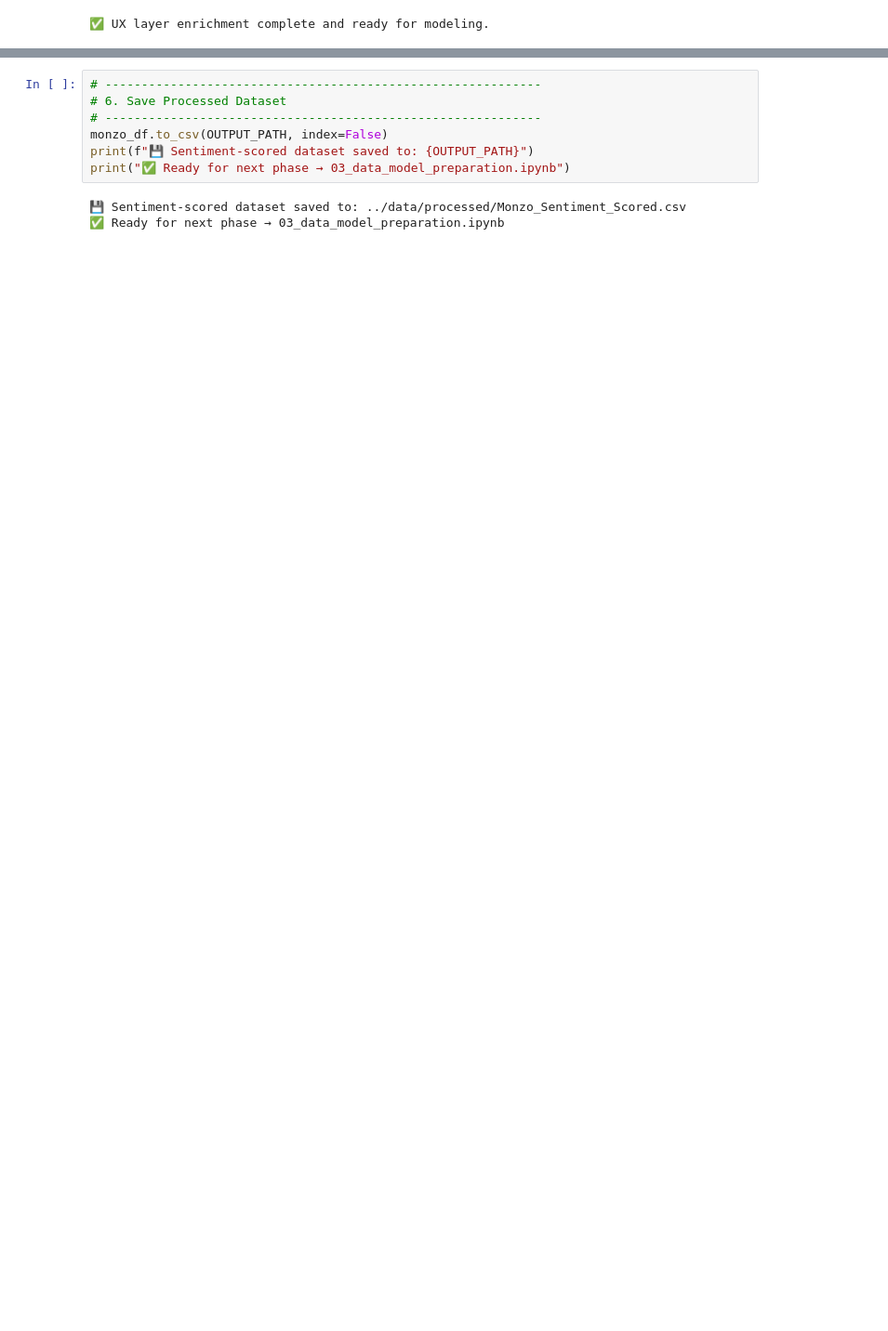
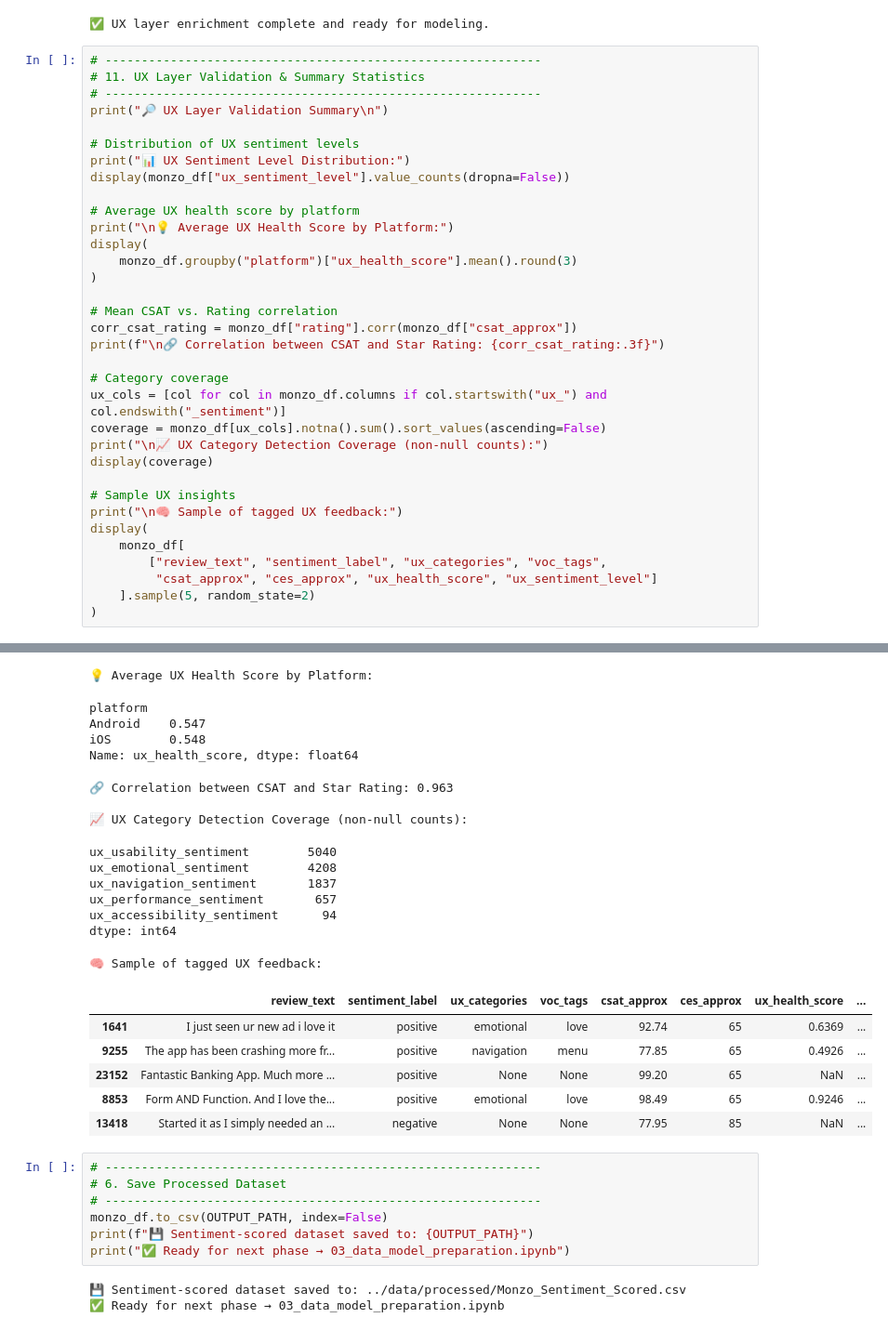
Before and after one commit to JamesAdeshina/monzo-user-sentiment-insights-dashboard, a Jupyter notebook: notebooks/02_sentiment_analysis.ipynb, the cells around one changed output, grey strips where cells are left out. Shown: that part at 93% size. Saved outputs shown, nothing was run; the diff lists cells and outputs as text; blank space fills up the shorter version.

Commit message:
Update 02_sentiment_analysis.ipynb EDA to explore the UX features

```diff
--- a/notebooks/02_sentiment_analysis.ipynb
+++ b/notebooks/02_sentiment_analysis.ipynb
@@ -455,3 +455,38 @@ print("✅ UX layer enrichment complete and ready for modeling.")
 | 7645 | I tried to make an account twice ... | negative | None | None | 21.76 | 65 | NaN | ... |
 | 16768 | Very easy and fast I like it soo ... | positive | usability | easy | 93.80 | 85 | NaN | ... |
 ✅ UX layer enrichment complete and ready for modeling.
+# %%
+# ------------------------------------------------------------
+# 11. UX Layer Validation & Summary Statistics
+# ------------------------------------------------------------
+print("🔎 UX Layer Validation Summary\n")
+
+# Distribution of UX sentiment levels
+print("📊 UX Sentiment Level Distribution:")
+display(monzo_df["ux_sentiment_level"].value_counts(dropna=False))
+
+# Average UX health score by platform
+print("\n💡 Average UX Health Score by Platform:")
+display(
+    monzo_df.groupby("platform")["ux_health_score"].mean().round(3)
+)
+
+# Mean CSAT vs. Rating correlation
+corr_csat_rating = monzo_df["rating"].corr(monzo_df["csat_approx"])
+print(f"\n🔗 Correlation between CSAT and Star Rating: {corr_csat_rating:.3f}")
+
+# Category coverage
+ux_cols = [col for col in monzo_df.columns if col.startswith("ux_") and col.endswith("_sentiment")]
+coverage = monzo_df[ux_cols].notna().sum().sort_values(ascending=False)
+print("\n📈 UX Category Detection Coverage (non-null counts):")
+display(coverage)
+
+# Sample UX insights
+print("\n🧠 Sample of tagged UX feedback:")
+display(
+    monzo_df[
+        ["review_text", "sentiment_label", "ux_categories", "voc_tags",
+         "csat_approx", "ces_approx", "ux_health_score", "ux_sentiment_level"]
+    ].sample(5, random_state=2)
+)
+# %% [output]
@@ -458,3 +502,24 @@ print("✅ UX layer enrichment complete and ready for modeling.")
+💡 Average UX Health Score by Platform:
+platform
+Android    0.547
+iOS        0.548
+Name: ux_health_score, dtype: float64
+🔗 Correlation between CSAT and Star Rating: 0.963
+
+📈 UX Category Detection Coverage (non-null counts):
+ux_usability_sentiment        5040
+ux_emotional_sentiment        4208
+ux_navigation_sentiment       1837
+ux_performance_sentiment       657
+ux_accessibility_sentiment      94
+dtype: int64
+🧠 Sample of tagged UX feedback:
+|  | review_text | sentiment_label | ux_categories | voc_tags | csat_approx | ces_approx | ux_health_score | ... |
+| 1641 | I just seen ur new ad i love it | positive | emotional | love | 92.74 | 65 | 0.6369 | ... |
+| 9255 | The app has been crashing more fr... | positive | navigation | menu | 77.85 | 65 | 0.4926 | ... |
+| 23152 | Fantastic Banking App. Much more ... | positive | None | None | 99.20 | 65 | NaN | ... |
+| 8853 | Form AND Function. And I love the... | positive | emotional | love | 98.49 | 65 | 0.9246 | ... |
+| 13418 | Started it as I simply needed an ... | negative | None | None | 77.95 | 85 | NaN | ... |
 # %%
 # ------------------------------------------------------------
 # 6. Save Processed Dataset
```
Also changed, not shown: parts of 1 cell of this notebook.
